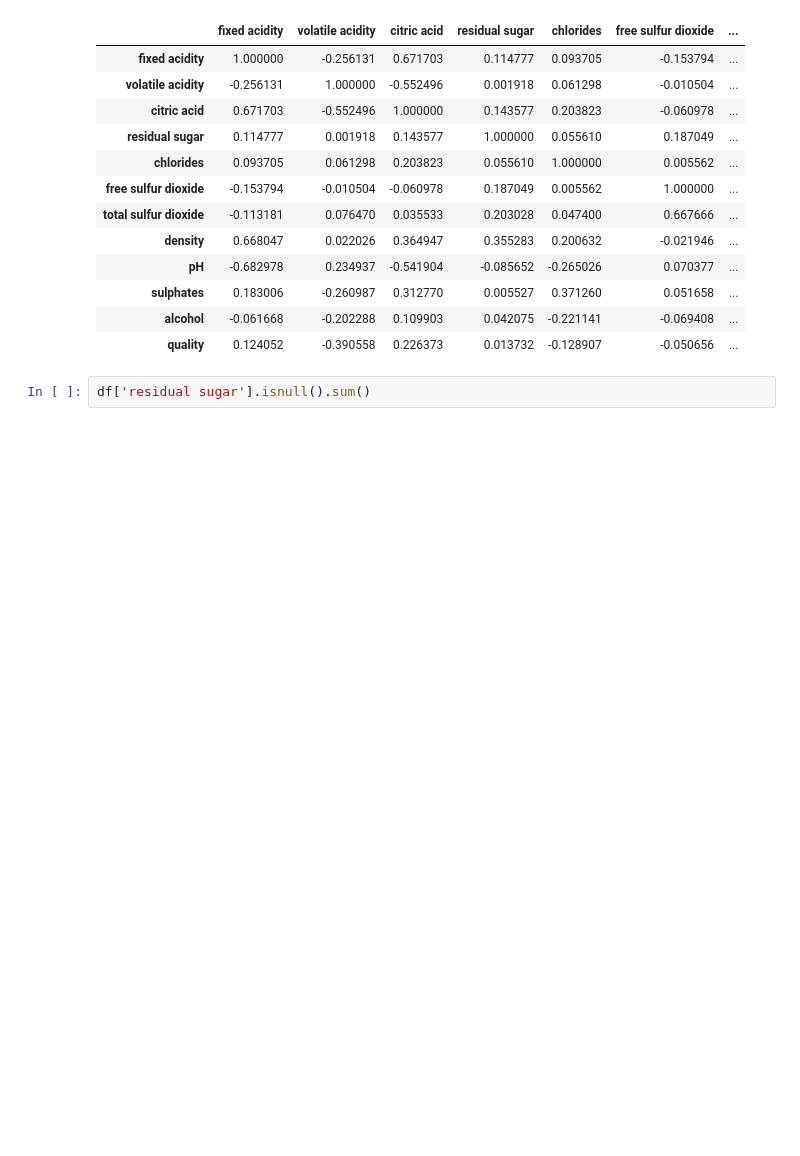
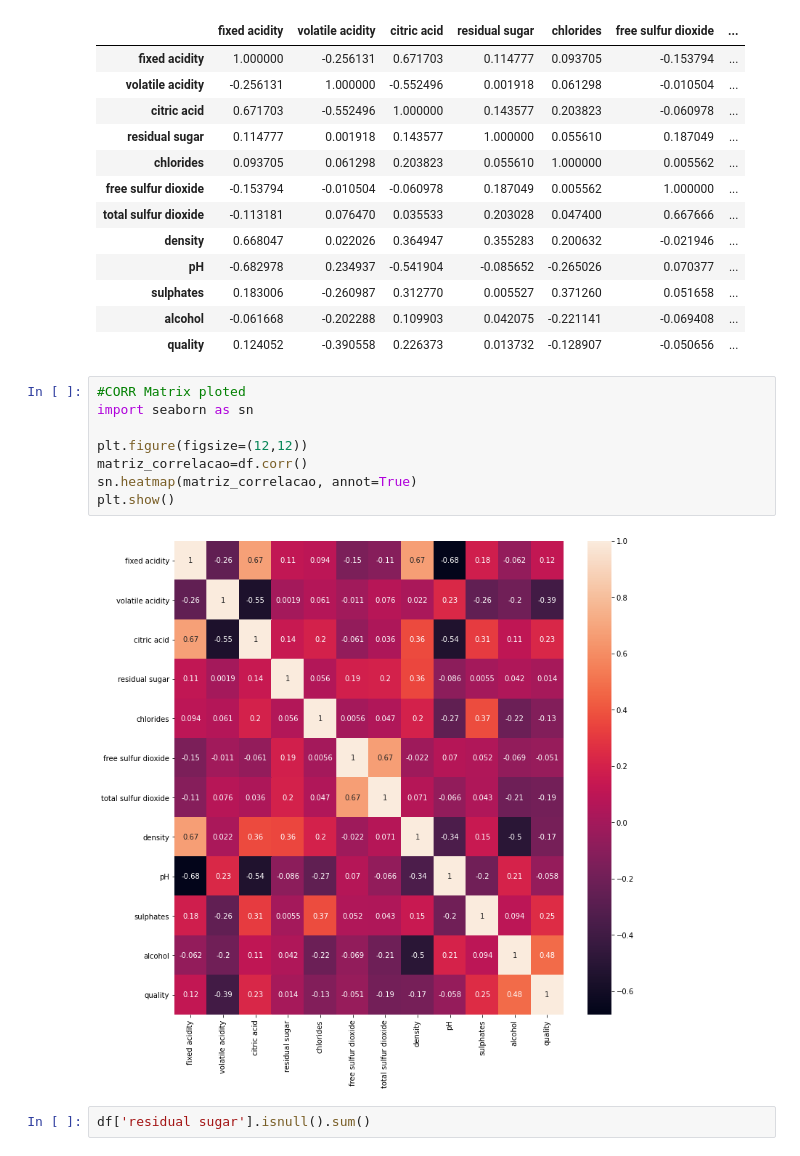
Before and after one commit to fduque/wine_quality_Prediction_ML, a Jupyter notebook: wine_quality_Prediction_ML.ipynb, the cells around one changed output. Drawn from its saved outputs; the diff is of its cells as text; blank space fills up the shorter version.

```diff
--- a/wine_quality_Prediction_ML.ipynb
+++ b/wine_quality_Prediction_ML.ipynb
@@ -57,6 +57,16 @@ df.corr(method='pearson')
 | sulphates | 0.183006 | -0.260987 | 0.312770 | 0.005527 | 0.371260 | 0.051658 | ... |
 | alcohol | -0.061668 | -0.202288 | 0.109903 | 0.042075 | -0.221141 | -0.069408 | ... |
 | quality | 0.124052 | -0.390558 | 0.226373 | 0.013732 | -0.128907 | -0.050656 | ... |
+# %%
+#CORR Matrix ploted
+import seaborn as sn
+
+plt.figure(figsize=(12,12))
+matriz_correlacao=df.corr()
+sn.heatmap(matriz_correlacao, annot=True)
+plt.show()
+# %% [output]
+[figure, added]
 # %%
 df['residual sugar'].isnull().sum()
 # %% [output]
```
Also changed, not shown: parts of 18 cells of this notebook.
